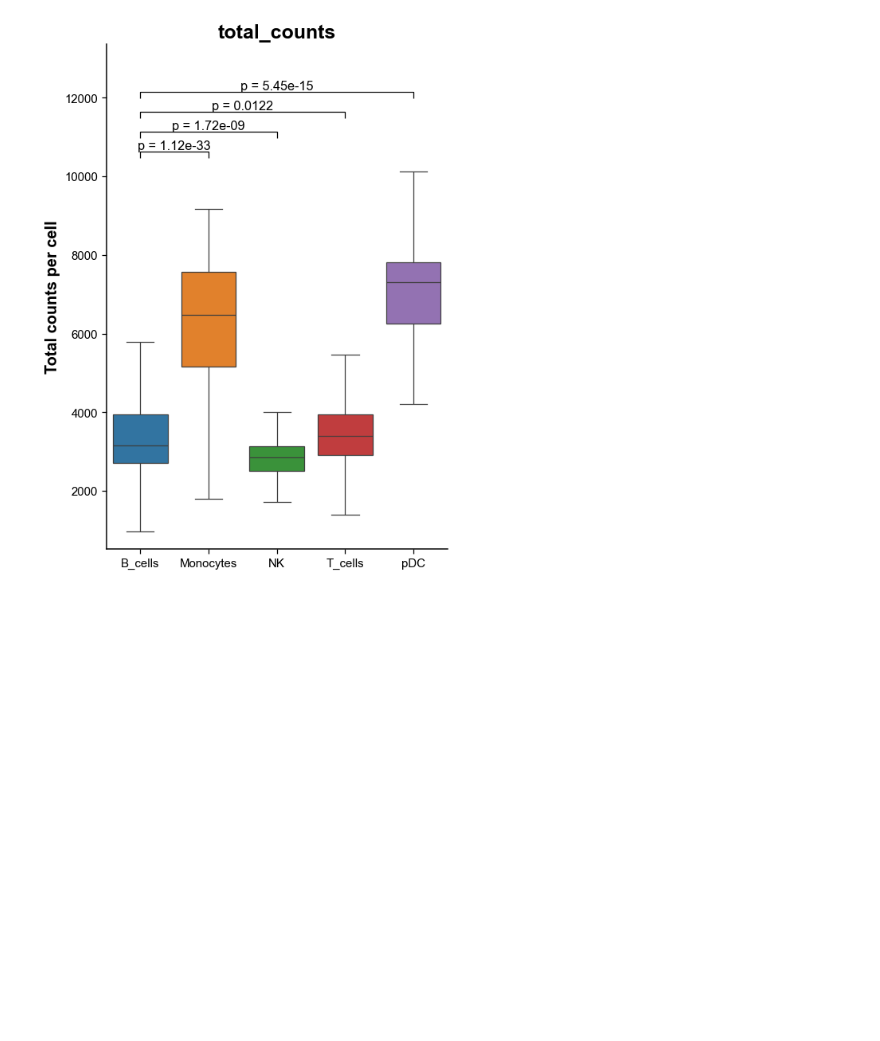
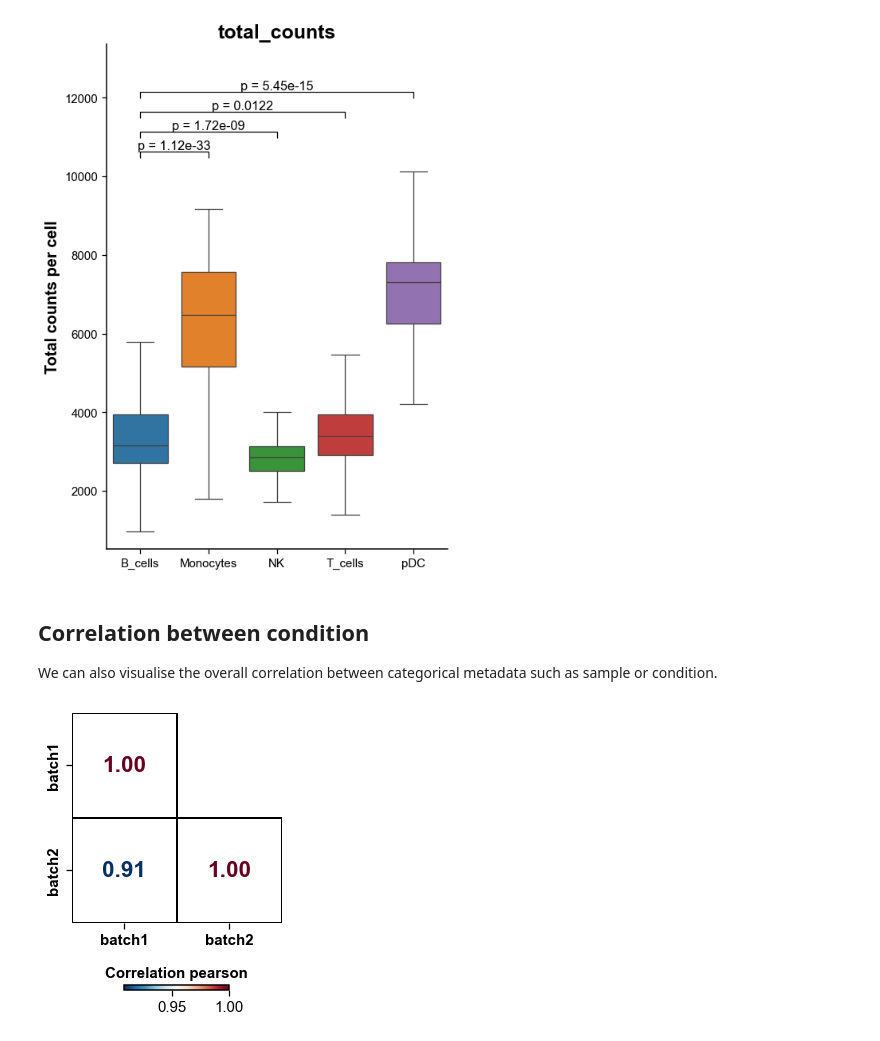
Before and after one commit to davidrm-bio/DOTools_py, a Jupyter notebook: docs/notebooks/example_visualisation.ipynb, the cells around one changed output. Saved outputs shown, nothing was run; the diff lists cells and outputs as text; code cells hidden in the pictures; blank space fills up the shorter version.

```diff
--- a/docs/notebooks/example_visualisation.ipynb
+++ b/docs/notebooks/example_visualisation.ipynb
@@ -89,3 +88,16 @@ do.pl.boxplot(adata, 'total_counts', 'annotation', ctrl_cond='B_cells', groups_c
               figsize=(6, 8), ylabel='Total counts per cell')
 # %% [output]
 [figure]
+# %% [markdown]
+## Correlation between condition
+
+We can also visualise the overall correlation between categorical metadata such as sample or condition.
+# %%
+do.pl.expr_correlation(adata,
+                       group_by='batch',
+                       method='pearson',
+                       mask ='upper',   # Hide the upper triangle
+                       mode='letters'  # alternative use colors
+                       )
+# %% [output]
+[figure, added]
```
Also changed, not shown: parts of 1 cell of this notebook, 5 other files.
